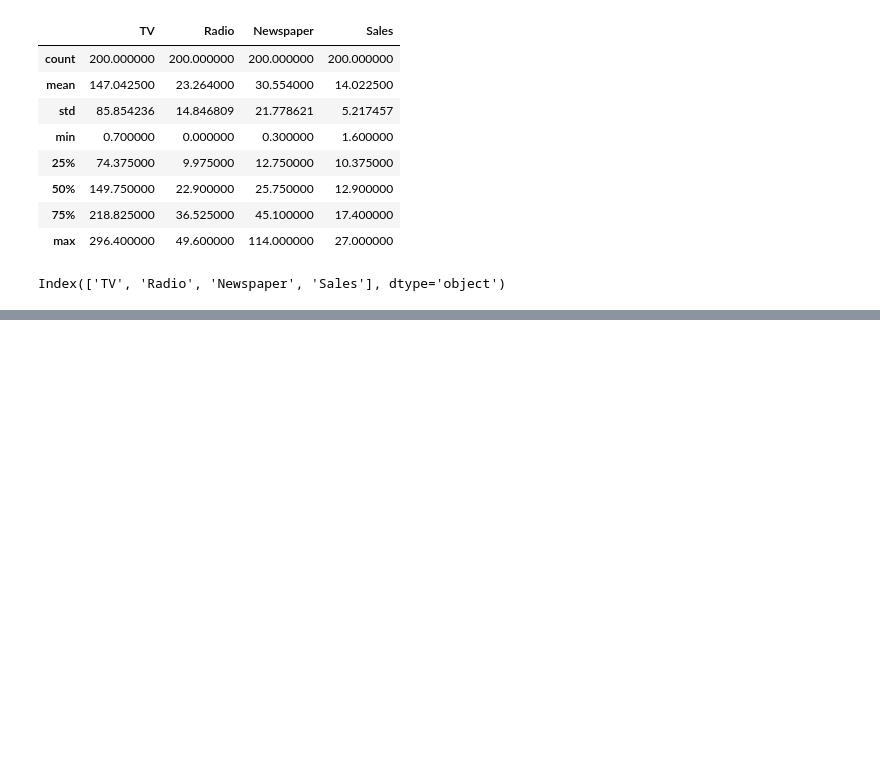
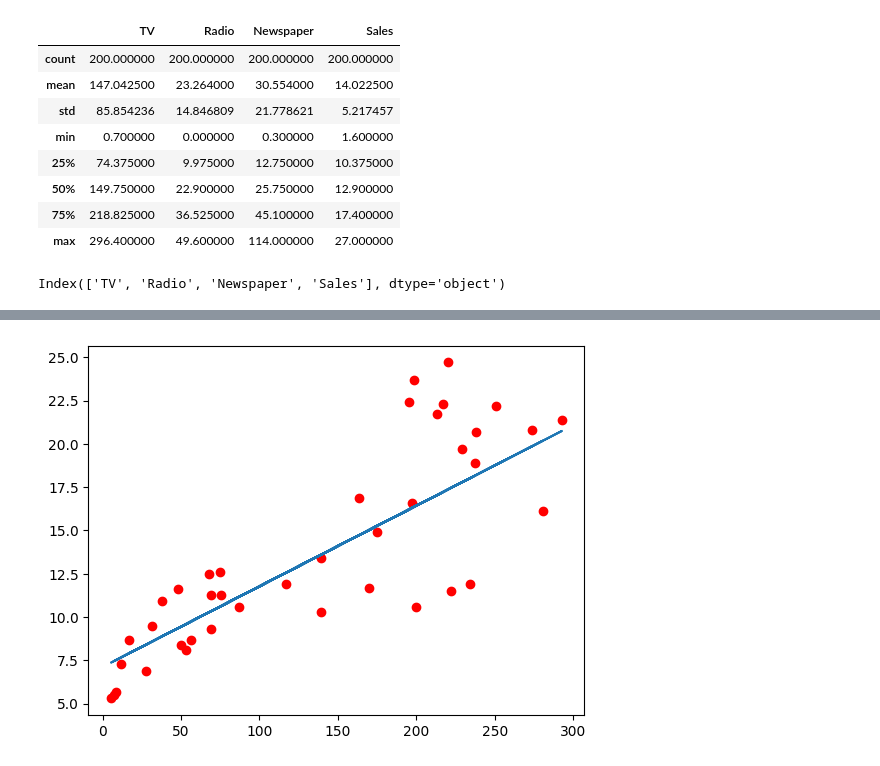
Before and after one commit to ETorresSacha/clases-MI, a Jupyter notebook: clase1_machine_learning.ipynb, the cells around one changed output, grey strips where cells are left out. Drawn from its saved outputs; the diff is of its cells as text; code cells hidden in the pictures; blank space fills up the shorter version.

```diff
--- a/clase1_machine_learning.ipynb
+++ b/clase1_machine_learning.ipynb
@@ -86,0 +92,6 @@ for col in cols:
+# %%
+x = data['TV'].values.reshape(-1,1) # la funcion necesita que este en forma de matriz de una sola fila
+y = data['Sales'].values
+# %%
+# Dividir el conjunto de datos entre entrenamiento y testing
+X_train, X_test, y_train, Y_test = train_test_split(x,y,test_size=0.2, random_state=42)
@@ -86,0 +103,2 @@ for col in cols:
+# %%
+y_pred = lin_reg.predict(X_test) # con la función se hace la predicción de los datos, y_pred es la predicción de la regresión, valida la regresión
@@ -86,0 +122,6 @@ for col in cols:
+# %%
+plt.plot(X_test,Y_test, 'ro')
+plt.plot(X_test,y_pred)
+plt.show()
+# %% [output]
+[figure, added]
```
Also changed, not shown: parts of 8 cells of this notebook.
